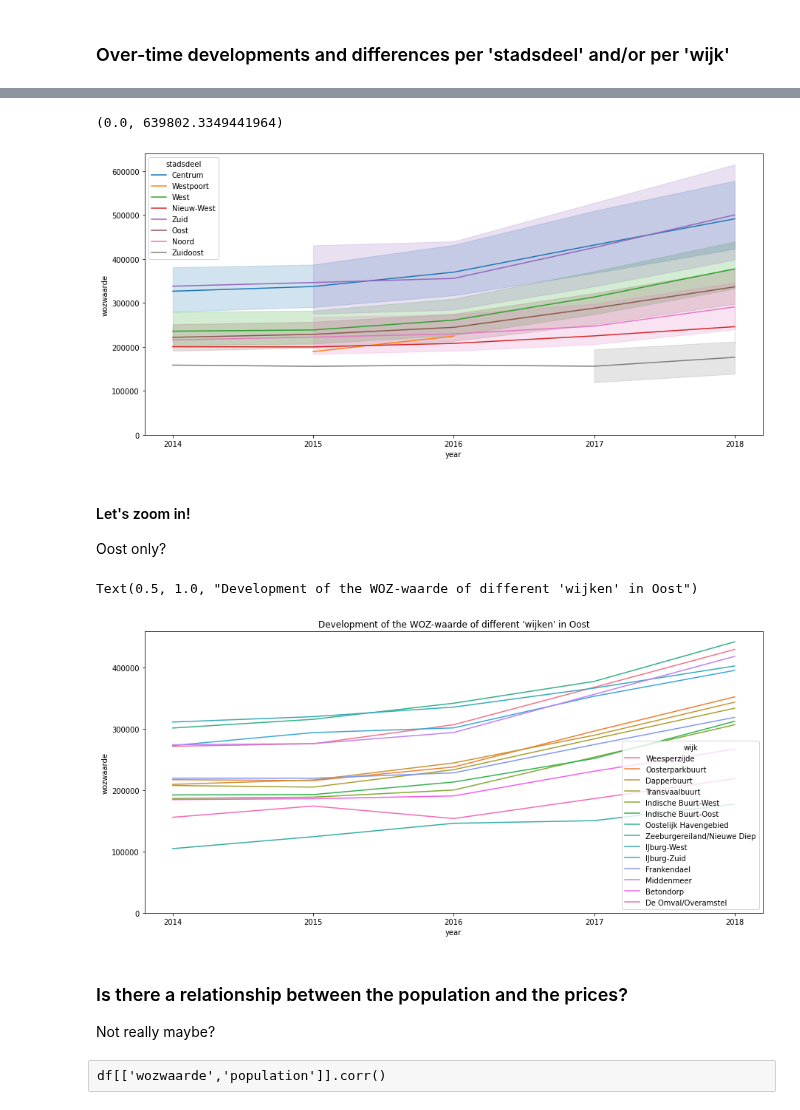
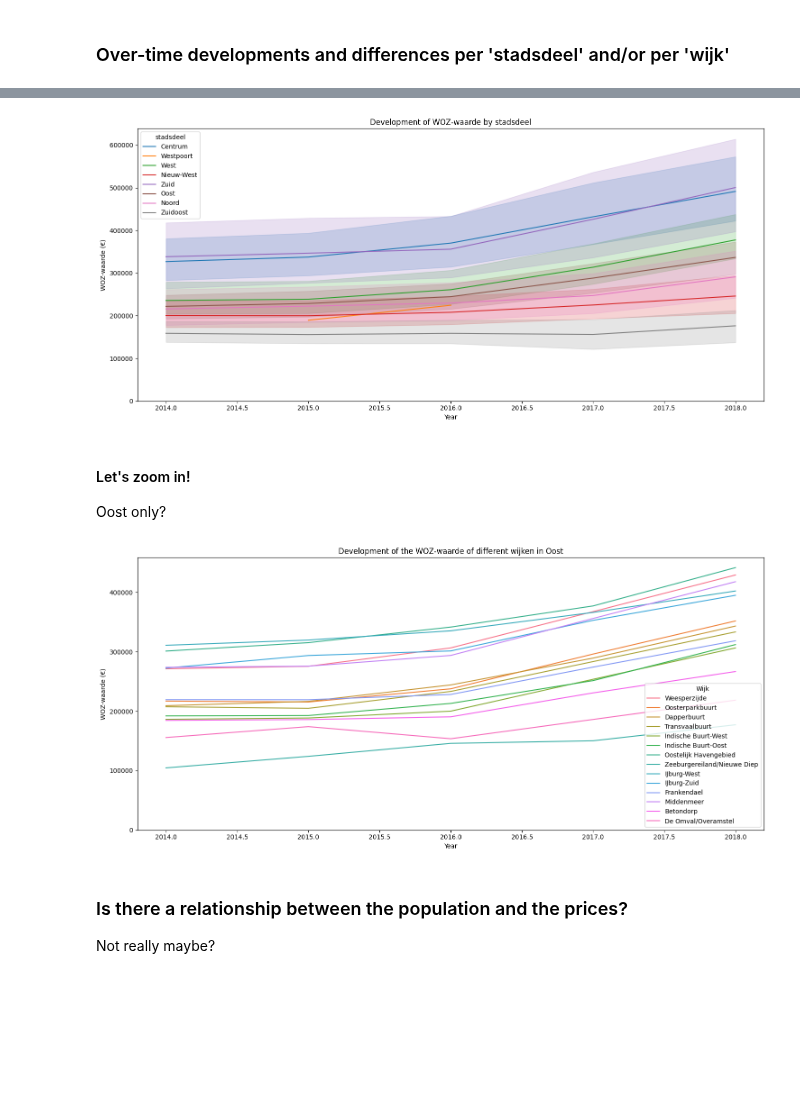
Before and after one commit to uvacw/teaching-bdaca, a Jupyter notebook: 6ec-course/week03/exercises-03-2/solution.ipynb, the cells around one changed output, grey strips where cells are left out. Saved outputs shown, nothing was run; the diff lists cells and outputs as text; code cells hidden in the pictures; blank space fills up the shorter version.

```diff
--- a/6ec-course/week03/exercises-03-2/solution.ipynb
+++ b/6ec-course/week03/exercises-03-2/solution.ipynb
@@ -40,9 +93,9 @@ df_long
 # %%
-df2 = pd.read_excel("https://cms.onderzoek-en-statistiek.nl/uploads/2021_jaarboek_2112_28485510ff.xlsx",
+df_pop = pd.read_excel("https://cms.onderzoek-en-statistiek.nl/uploads/2021_jaarboek_2112_28485510ff.xlsx",
                    skiprows=2,
                    skipfooter=2)
-df2.drop([0,9], inplace=True)  # drop empty line and total
-df2
+df_pop.drop([0,9], inplace=True)  # drop empty line and total
+df_pop
 # %% [output]
 |  | stadsdeel | 2016 | 2017 | 2018 | 2019 | 2020 | 2021 |
 | 1 | A Centrum | 86499.0 | 86422.0 | 86851.0 | 86862.0 | 87310.0 | 87083.0 |
@@ -78,3 +116,6 @@ West
+# %%
+# now, let's apply the  function:
+df_pop['stadsdeel'] = df_pop['stadsdeel'].apply(get_name)
 # %%
 # The previous command is equivalent to using a throwaway function (lambda function) that is defined on the spot
 # instead of creating a named function first:
@@ -110,0 +123,10 @@ Again, just some inspiration...
+# %%
+# Melt to long format: one row per stadsdeel per year
+df_pop_long = pd.melt(df_pop,
+                      id_vars=['stadsdeel'],
+                      var_name='year',
+                      value_name='populatie')
+
+# Convert jaar to int
+df_pop_long['year'] = df_pop_long['year'].astype(int)
+df_pop_long.head()
@@ -110,0 +140,4 @@ Again, just some inspiration...
+# %%
+# Merge WOZ data (df_long) with population (df_pop_long) on stadsdeel and jaar
+df_merged = pd.merge(df_long, df_pop_long, how='left', on=['stadsdeel', 'year'])
+df_merged.head()
@@ -164,26 +214,36 @@ sns.lineplot(x="year", y="wozwaarde", hue = "stadsdeel", data = df)
 # %%
 # Or a bit nicer
 
-fig, ax = plt.subplots(figsize=(15,7))
-sns.lineplot(x="year", y="wozwaarde", hue = "stadsdeel", data=df, ax=ax)
-ax.set_ylim(bottom=0)
+plt.figure(figsize=(15, 7))
+sns.lineplot(data=df_merged, x="year", y="wozwaarde", hue="stadsdeel")
+plt.ylim(bottom=0)
+plt.title("Development of WOZ-waarde by stadsdeel")
+plt.xlabel("Year")
+plt.ylabel("WOZ-waarde (€)")
+plt.tight_layout()
+plt.show()
 # %% [output]
-(0.0, 639802.3349441964)
-[figure, old version]
+[figure, new version]
 # %% [markdown]
 #### Let's zoom in!
 Oost only?
 # %%
-fig, ax = plt.subplots(figsize=(15,7))
-sns.lineplot(x="year", y="wozwaarde", hue = "wijk", data=df[df.loc[:,"stadsdeel"]=="Oost"], ax=ax)
-ax.set_ylim(bottom=0)
-ax.set_title("Development of the WOZ-waarde of different 'wijken' in Oost")
+# Filter once and store
+oost_data = df_merged[df_merged["stadsdeel"] == "Oost"]
+
+# Plot
+plt.figure(figsize=(15, 7))
+sns.lineplot(data=oost_data, x="year", y="wozwaarde", hue="wijk")
+plt.ylim(bottom=0)
+plt.title("Development of the WOZ-waarde of different wijken in Oost")
+plt.xlabel("Year")
+plt.ylabel("WOZ-waarde (€)")
+plt.legend(title="Wijk")
+plt.tight_layout()
+plt.show()
 # %% [output]
-Text(0.5, 1.0, "Development of the WOZ-waarde of different 'wijken' in Oost")
-[figure, old version]
+[figure, new version]
 # %% [markdown]
 ### Is there a relationship between the population and the prices?
 
 Not really maybe?
-# %% [raw]
-df[['wozwaarde','population']].corr()
```
Also changed, not shown: parts of 30 cells of this notebook.
